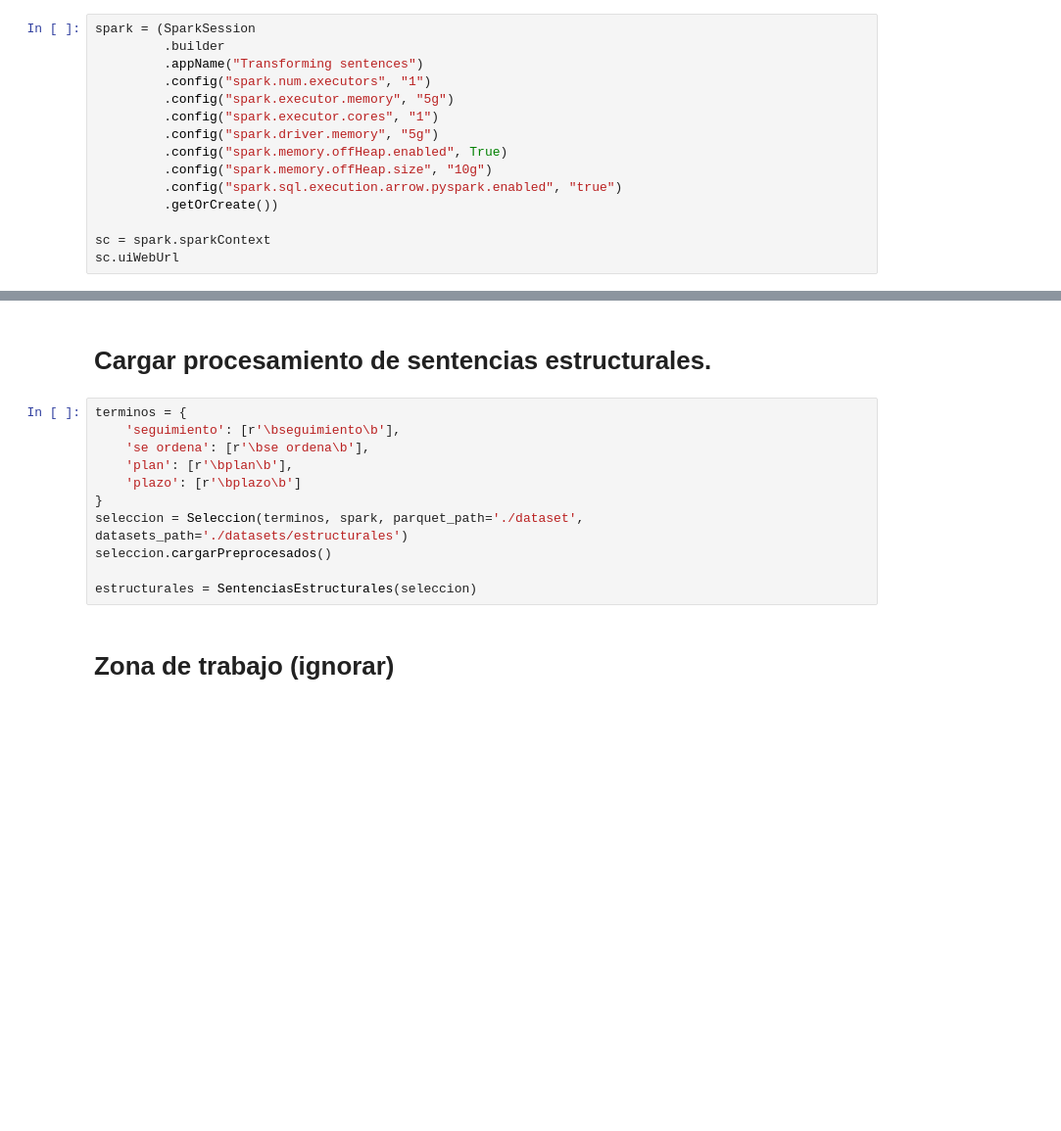
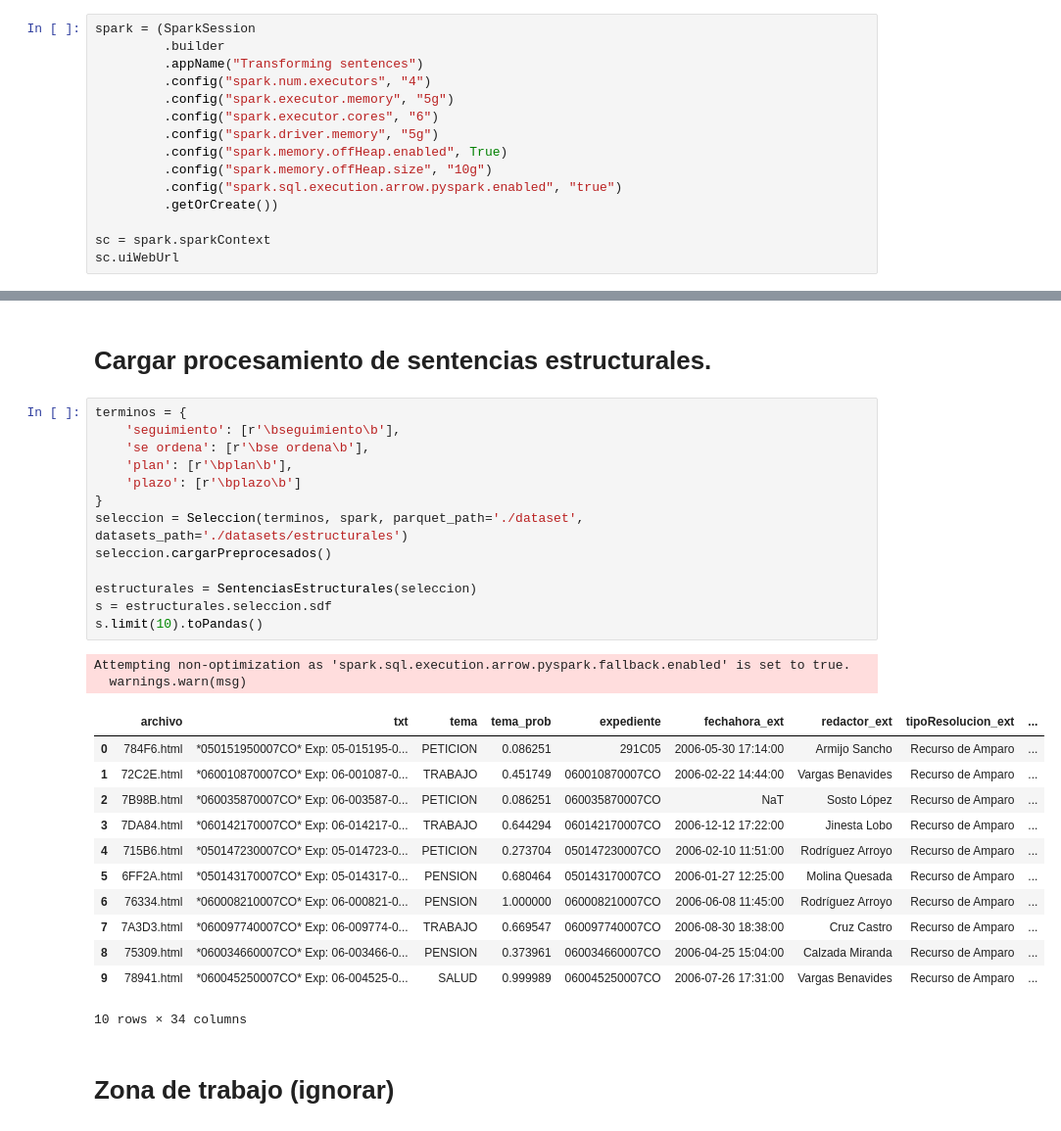
Before and after one commit to kennorsdb/nlppen, a Jupyter notebook: Notebook.ipynb, the cells around one changed output, grey strips where cells are left out. Shown at 98% size. Drawn from its saved outputs; the diff is of its cells as text; blank space fills up the shorter version.

```diff
--- a/Notebook.ipynb
+++ b/Notebook.ipynb
@@ -17,9 +17,9 @@ from pyspark.sql.functions import length
 spark = (SparkSession
          .builder
          .appName("Transforming sentences")
-         .config("spark.num.executors", "1")
+         .config("spark.num.executors", "4")
          .config("spark.executor.memory", "5g")
-         .config("spark.executor.cores", "1")
+         .config("spark.executor.cores", "6")
          .config("spark.driver.memory", "5g")
          .config("spark.memory.offHeap.enabled", True)
          .config("spark.memory.offHeap.size", "10g")
@@ -103,14 +82,31 @@ Attempting non-optimization as 'spark.sql.execution.arrow.pyspark.fallback.enabl
 # %%
 terminos = {
     'seguimiento': [r'\bseguimiento\b'],
     'se ordena': [r'\bse ordena\b'],
     'plan': [r'\bplan\b'],
     'plazo': [r'\bplazo\b']
 }
 seleccion = Seleccion(terminos, spark, parquet_path='./dataset', datasets_path='./datasets/estructurales')
 seleccion.cargarPreprocesados()
 
 estructurales = SentenciasEstructurales(seleccion)
+s = estructurales.seleccion.sdf
+s.limit(10).toPandas()
+# %% [output]
+Attempting non-optimization as 'spark.sql.execution.arrow.pyspark.fallback.enabled' is set to true.
+  warnings.warn(msg)
+|  | archivo | txt | tema | tema_prob | expediente | fechahora_ext | redactor_ext | tipoResolucion_ext | ... |
+| 0 | 784F6.html | *050151950007CO* Exp: 05-015195-0... | PETICION | 0.086251 | 291C05 | 2006-05-30 17:14:00 | Armijo Sancho | Recurso de Amparo | ... |
+| 1 | 72C2E.html | *060010870007CO* Exp: 06-001087-0... | TRABAJO | 0.451749 | 060010870007CO | 2006-02-22 14:44:00 | Vargas Benavides | Recurso de Amparo | ... |
+| 2 | 7B98B.html | *060035870007CO* Exp: 06-003587-0... | PETICION | 0.086251 | 060035870007CO | NaT | Sosto López | Recurso de Amparo | ... |
+| 3 | 7DA84.html | *060142170007CO* Exp: 06-014217-0... | TRABAJO | 0.644294 | 060142170007CO | 2006-12-12 17:22:00 | Jinesta Lobo | Recurso de Amparo | ... |
+| 4 | 715B6.html | *050147230007CO* Exp: 05-014723-0... | PETICION | 0.273704 | 050147230007CO | 2006-02-10 11:51:00 | Rodríguez Arroyo | Recurso de Amparo | ... |
+| 5 | 6FF2A.html | *050143170007CO* Exp: 05-014317-0... | PENSION | 0.680464 | 050143170007CO | 2006-01-27 12:25:00 | Molina Quesada | Recurso de Amparo | ... |
+| 6 | 76334.html | *060008210007CO* Exp: 06-000821-0... | PENSION | 1.000000 | 060008210007CO | 2006-06-08 11:45:00 | Rodríguez Arroyo | Recurso de Amparo | ... |
+| 7 | 7A3D3.html | *060097740007CO* Exp: 06-009774-0... | TRABAJO | 0.669547 | 060097740007CO | 2006-08-30 18:38:00 | Cruz Castro | Recurso de Amparo | ... |
+| 8 | 75309.html | *060034660007CO* Exp: 06-003466-0... | PENSION | 0.373961 | 060034660007CO | 2006-04-25 15:04:00 | Calzada Miranda | Recurso de Amparo | ... |
+| 9 | 78941.html | *060045250007CO* Exp: 06-004525-0... | SALUD | 0.999989 | 060045250007CO | 2006-07-26 17:31:00 | Vargas Benavides | Recurso de Amparo | ... |
+10 rows × 34 columns
 # %% [markdown]
 # Zona de trabajo (ignorar)
 # %%
```
Also changed, not shown: parts of 9 cells of this notebook, 3 other files.
